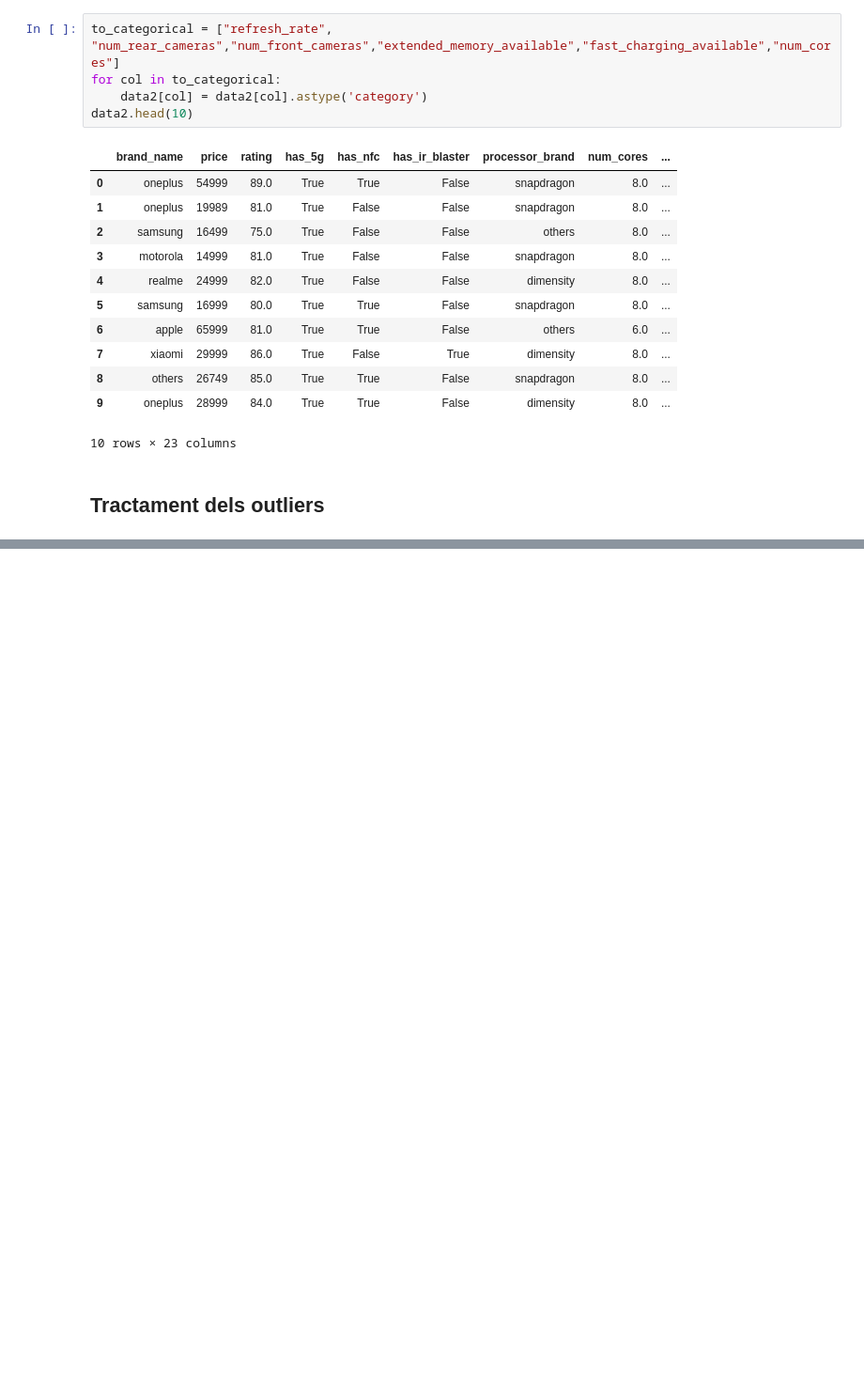
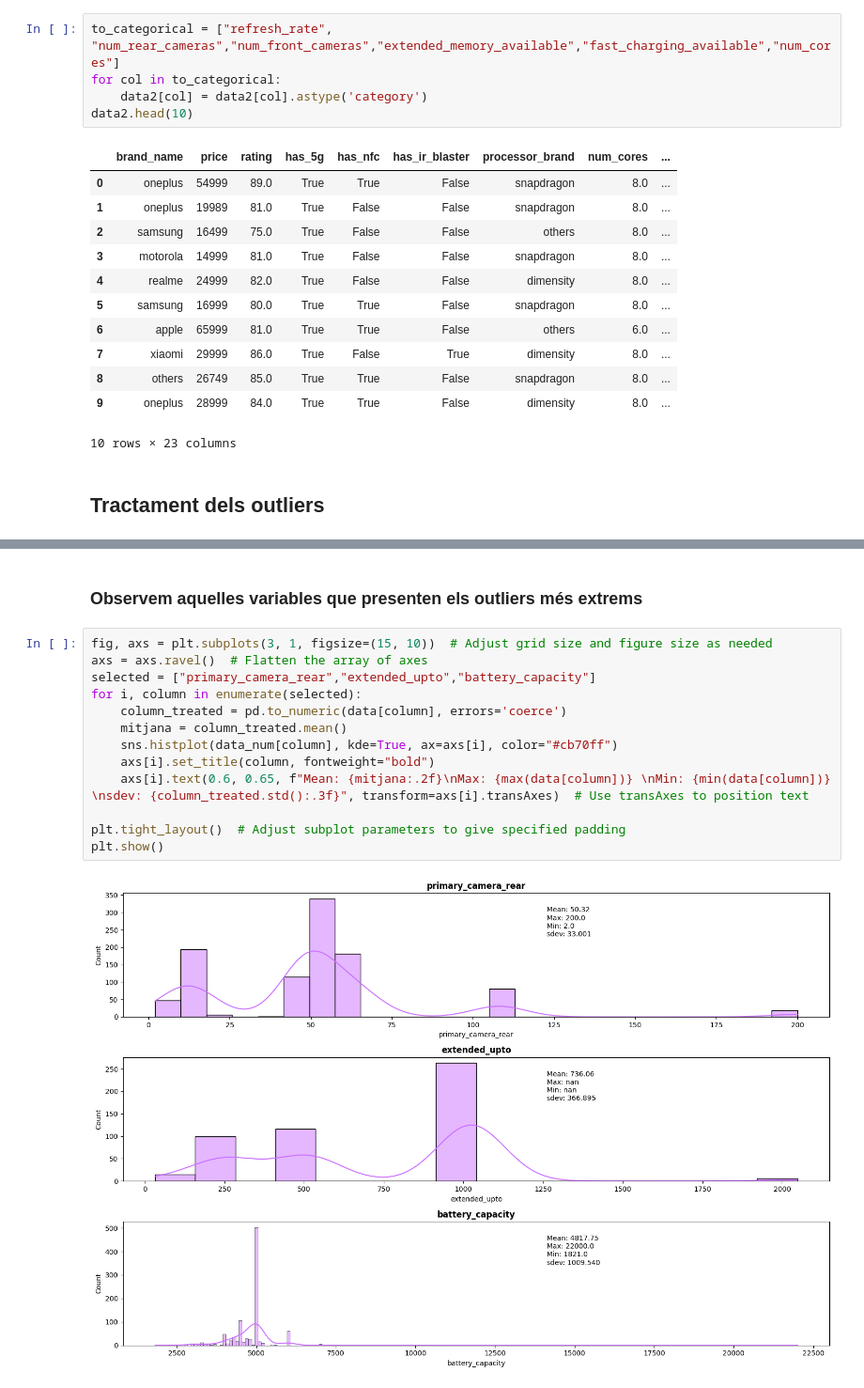
Before and after one commit to Nifel13/Smartphone-predictor, a Jupyter notebook: esmarfon_predict.ipynb, the cells around one changed output, grey strips where cells are left out. Shown at 94% size. Cells and saved outputs as stored; diff of their text form; blank space fills up the shorter version.

```diff
--- a/esmarfon_predict.ipynb
+++ b/esmarfon_predict.ipynb
@@ -241,0 +245,17 @@ plt.show()
+# %% [markdown]
+### Observem aquelles variables que presenten els outliers més extrems
+# %%
+fig, axs = plt.subplots(3, 1, figsize=(15, 10))  # Adjust grid size and figure size as needed
+axs = axs.ravel()  # Flatten the array of axes
+selected = ["primary_camera_rear","extended_upto","battery_capacity"]
+for i, column in enumerate(selected):
+    column_treated = pd.to_numeric(data[column], errors='coerce')
+    mitjana = column_treated.mean()
+    sns.histplot(data_num[column], kde=True, ax=axs[i], color="#cb70ff")
+    axs[i].set_title(column, fontweight="bold")
+    axs[i].text(0.6, 0.65, f"Mean: {mitjana:.2f}\nMax: {max(data[column])} \nMin: {min(data[column])} \nsdev: {column_treated.std():.3f}", transform=axs[i].transAxes)  # Use transAxes to position text
+
+plt.tight_layout()  # Adjust subplot parameters to give specified padding
+plt.show()
+# %% [output]
+[figure, added]
```
Also changed, not shown: parts of 15 cells of this notebook.
